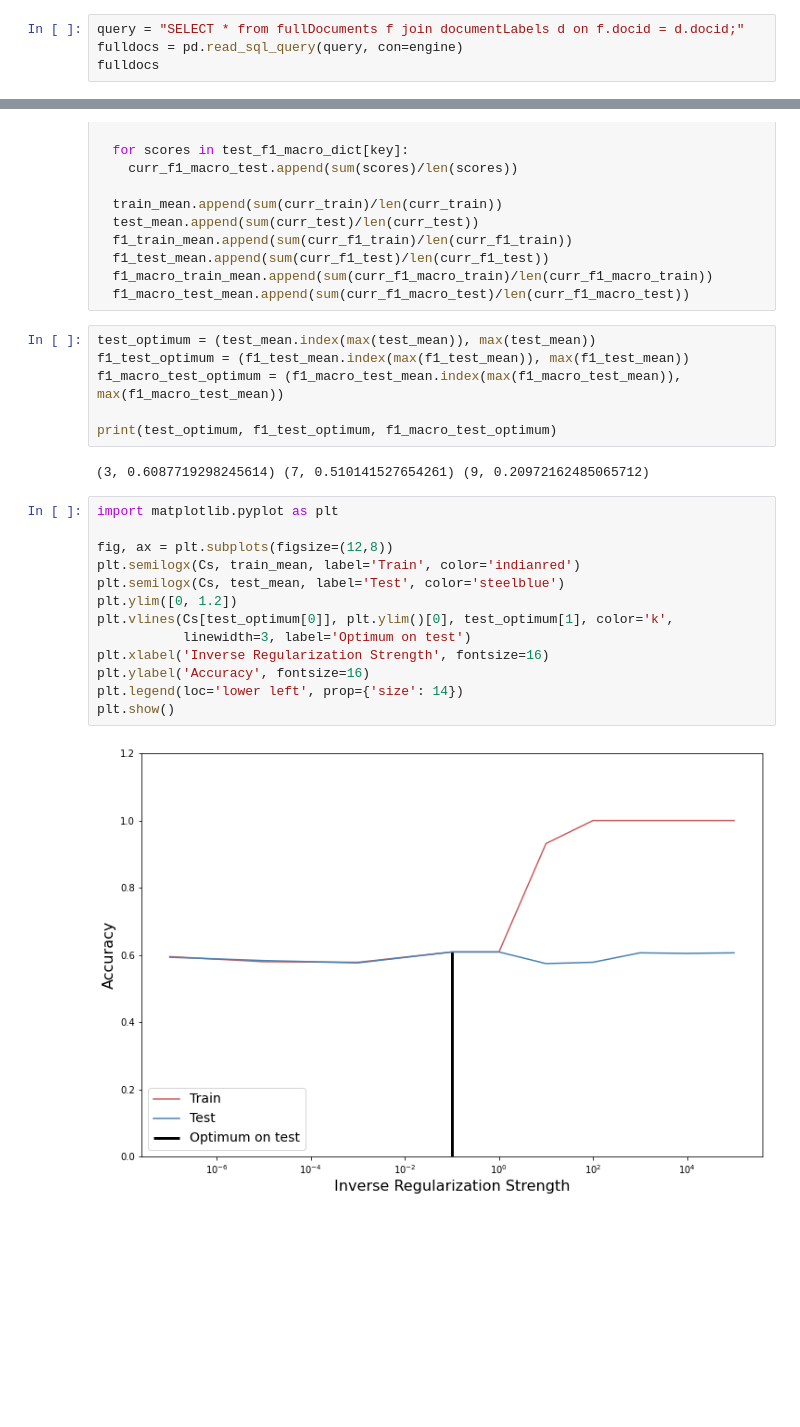
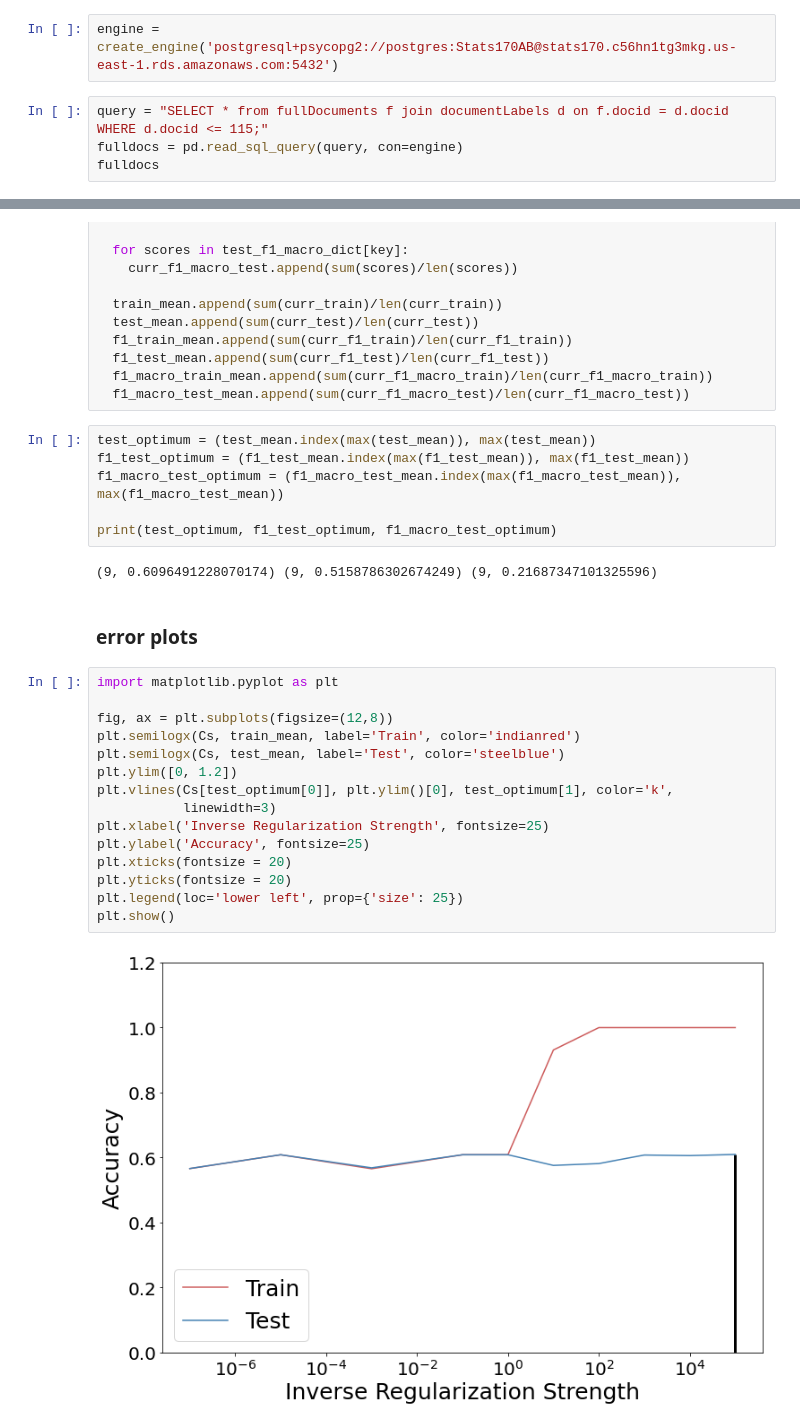
Before and after one commit to kerryqliu/stats170, a Jupyter notebook: tf_idf_with_logistic_regression.ipynb, the cells around one changed output, grey strips where cells are left out. Saved outputs shown, nothing was run; the diff lists cells and outputs as text; blank space fills up the shorter version.

Commit message:
adjusted error plots

```diff
--- a/tf_idf_with_logistic_regression.ipynb
+++ b/tf_idf_with_logistic_regression.ipynb
@@ -11,5 +9,7 @@ from sqlalchemy import create_engine
+# %%
+engine = create_engine('postgresql+psycopg2://postgres:Stats170AB@stats170.c56hn1tg3mkg.us-east-1.rds.amazonaws.com:5432')
 # %%
-query = "SELECT * from fullDocuments f join documentLabels d on f.docid = d.docid;"
+query = "SELECT * from fullDocuments f join documentLabels d on f.docid = d.docid WHERE d.docid <= 115;"
 fulldocs = pd.read_sql_query(query, con=engine)
 fulldocs
 # %% [output]
@@ -295,22 +295,26 @@ f1_macro_test_optimum = (f1_macro_test_mean.index(max(f1_macro_test_mean)), max(
 
 print(test_optimum, f1_test_optimum, f1_macro_test_optimum)
 # %% [output]
-(3, 0.6087719298245614) (7, 0.510141527654261) (9, 0.20972162485065712)
+(9, 0.6096491228070174) (9, 0.5158786302674249) (9, 0.21687347101325596)
+# %% [markdown]
+### error plots
 # %%
 import matplotlib.pyplot as plt
 
 fig, ax = plt.subplots(figsize=(12,8))
 plt.semilogx(Cs, train_mean, label='Train', color='indianred')
 plt.semilogx(Cs, test_mean, label='Test', color='steelblue')
 plt.ylim([0, 1.2])
 plt.vlines(Cs[test_optimum[0]], plt.ylim()[0], test_optimum[1], color='k',
-           linewidth=3, label='Optimum on test')
-plt.xlabel('Inverse Regularization Strength', fontsize=16)
-plt.ylabel('Accuracy', fontsize=16)
-plt.legend(loc='lower left', prop={'size': 14})
+           linewidth=3)
+plt.xlabel('Inverse Regularization Strength', fontsize=25)
+plt.ylabel('Accuracy', fontsize=25)
+plt.xticks(fontsize = 20)
+plt.yticks(fontsize = 20)
+plt.legend(loc='lower left', prop={'size': 25})
 plt.show()
 # %% [output]
-[figure, old version]
+[figure, new version]
 # %%
 import matplotlib.pyplot as plt
 
```
Also changed, not shown: parts of 3 cells of this notebook.
